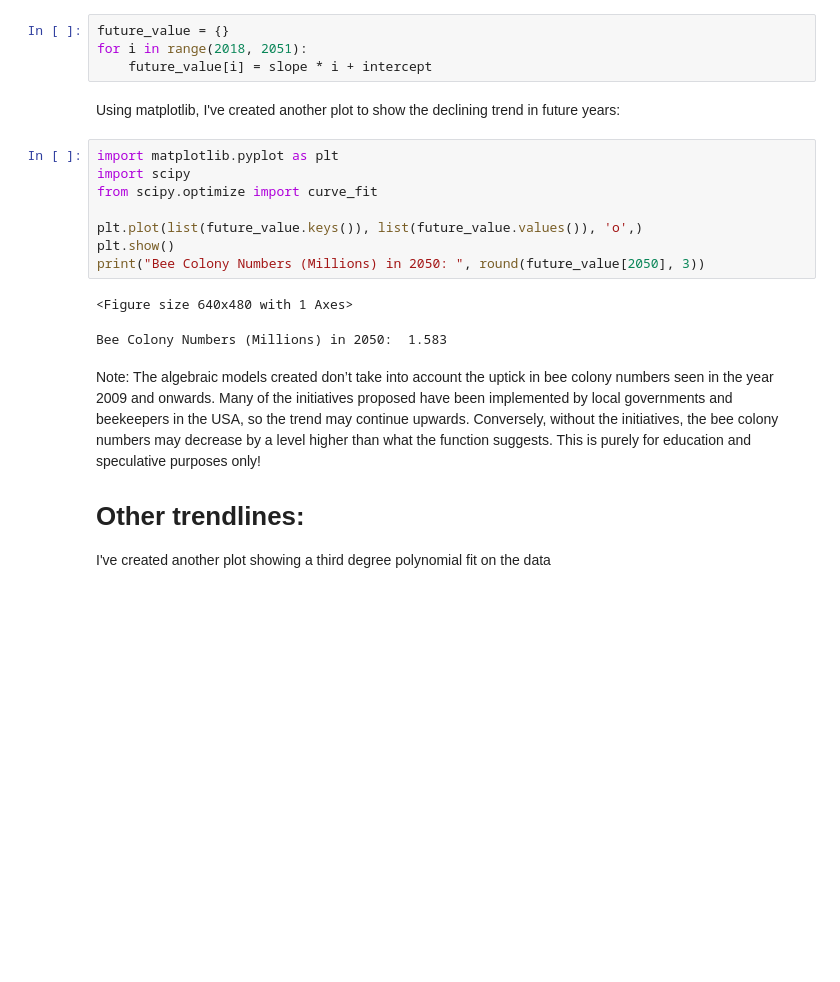
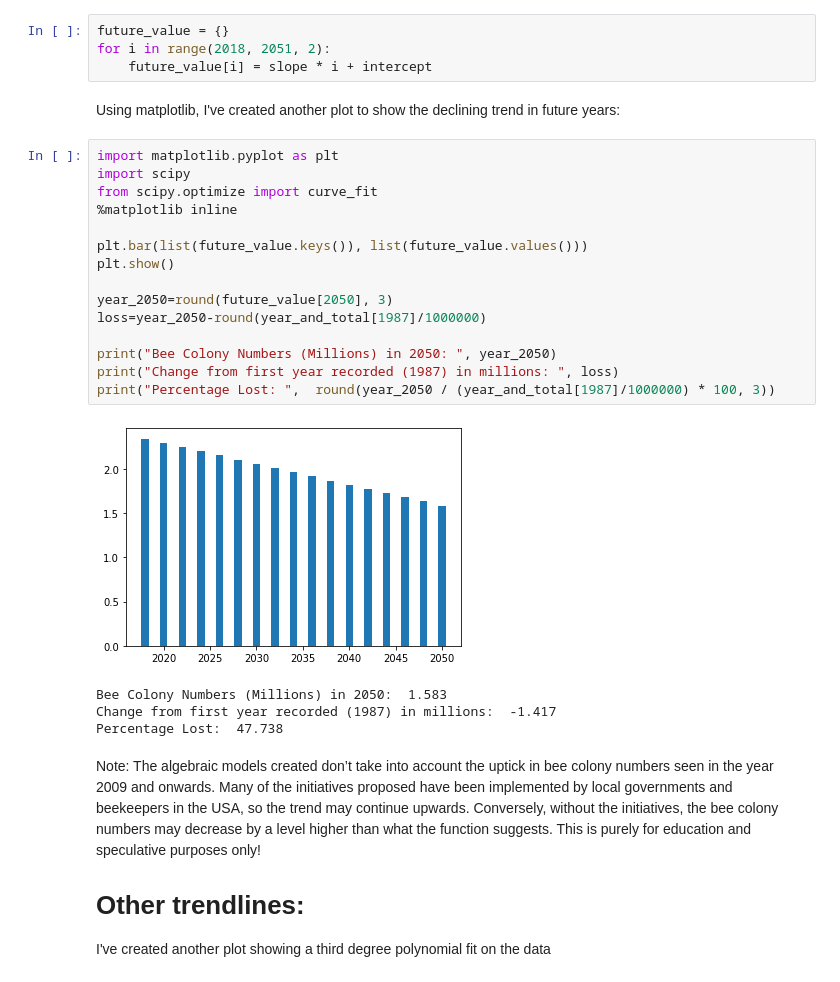
Before and after one commit to sysani/save-the-bees, a Jupyter notebook: plot.ipynb, the cells around one changed output. Saved outputs shown, nothing was run; the diff lists cells and outputs as text; blank space fills up the shorter version.

```diff
--- a/plot.ipynb
+++ b/plot.ipynb
@@ -74,21 +74,30 @@ print(intercept)
 Using the generated slope and intercept to calculate future values:
 # %%
 future_value = {}
-for i in range(2018, 2051):
+for i in range(2018, 2051, 2):
     future_value[i] = slope * i + intercept
 # %% [markdown]
 Using matplotlib, I've created another plot to show the declining trend in future years:
 # %%
 import matplotlib.pyplot as plt
 import scipy
 from scipy.optimize import curve_fit
+%matplotlib inline
 
-plt.plot(list(future_value.keys()), list(future_value.values()), 'o',)
+plt.bar(list(future_value.keys()), list(future_value.values()))
 plt.show()
-print("Bee Colony Numbers (Millions) in 2050: ", round(future_value[2050], 3))
+
+year_2050=round(future_value[2050], 3)
+loss=year_2050-round(year_and_total[1987]/1000000)
+
+print("Bee Colony Numbers (Millions) in 2050: ", year_2050)
+print("Change from first year recorded (1987) in millions: ", loss)
+print("Percentage Lost: ",  round(year_2050 / (year_and_total[1987]/1000000) * 100, 3))
 # %% [output]
+[figure, added]
-<Figure size 640x480 with 1 Axes>
+Bee Colony Numbers (Millions) in 2050:  1.583
+Change from first year recorded (1987) in millions:  -1.417
+Percentage Lost:  47.738
-Bee Colony Numbers (Millions) in 2050:  1.583
 # %% [markdown]
 Note: The algebraic models created don’t take into account the uptick in bee colony numbers seen in the year 2009 and onwards. Many of the initiatives proposed have been implemented by local governments and beekeepers in the USA, so the trend may continue upwards. Conversely, without the initiatives, the bee colony numbers may decrease by a level higher than what the function suggests. This is purely for education and speculative purposes only!
 
```
Also changed, not shown: parts of 1 cell of this notebook.
